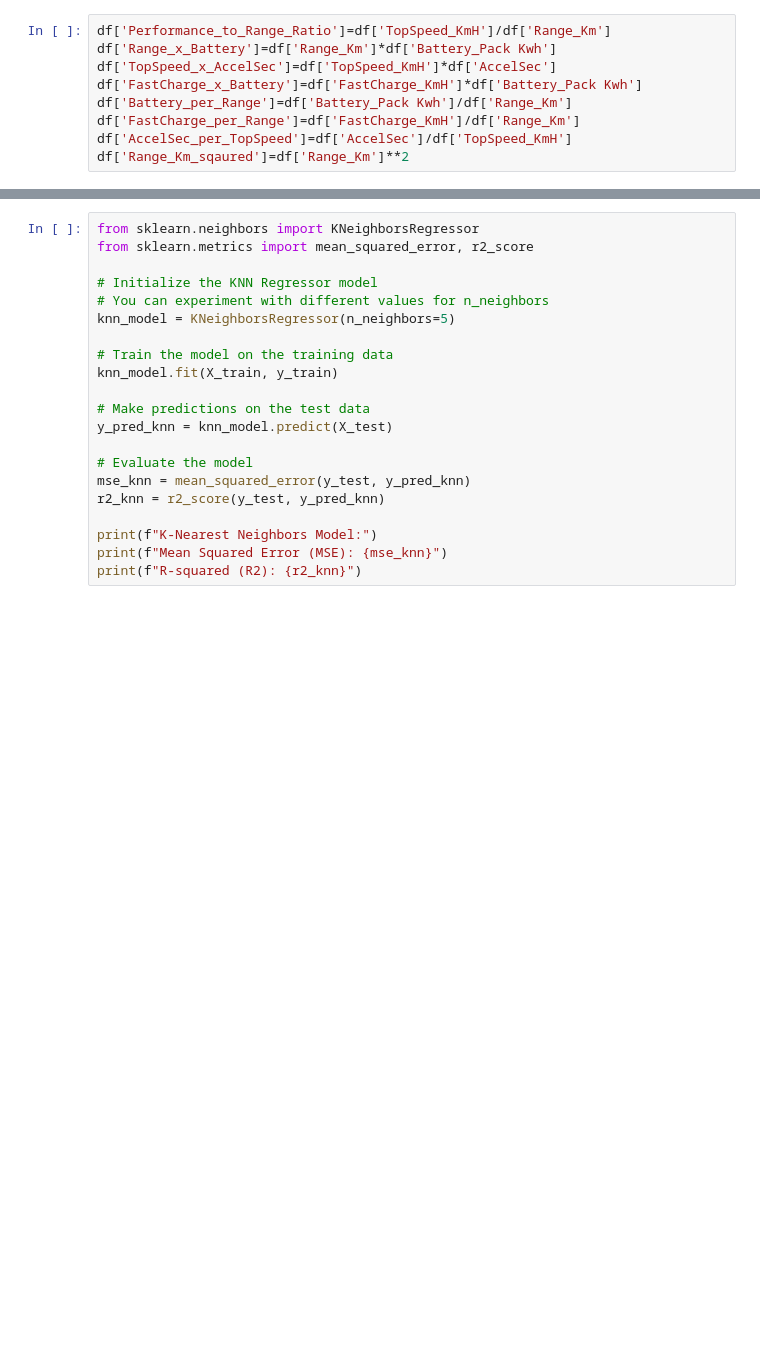
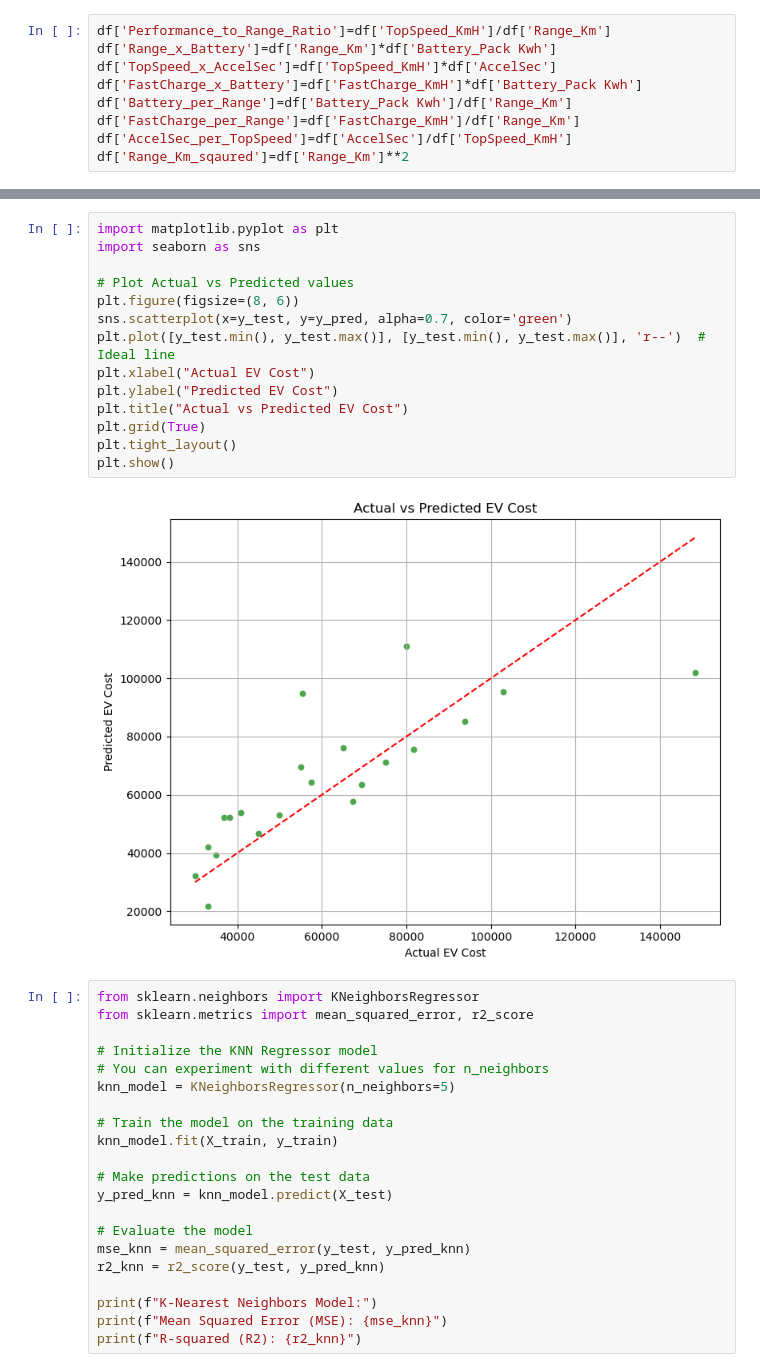
Before and after one commit to reshamsai150/7.Analysis-and-Prediction-of-Electric-Vehicle-Costs-A-Machine-Learning-Based-Approach, a Jupyter notebook: Model/Prediction Model.ipynb, the cells around one changed output, grey strips where cells are left out. Drawn from its saved outputs; the diff is of its cells as text; blank space fills up the shorter version.

Commit message:
Added model evaluation metrics and scatter plot for EV cost prediction

```diff
--- a/Model/Prediction Model.ipynb
+++ b/Model/Prediction Model.ipynb
@@ -248,3 +264,19 @@ R-squared (R2): 0.6293149064747932
+# %%
+import matplotlib.pyplot as plt
+import seaborn as sns
+
+# Plot Actual vs Predicted values
+plt.figure(figsize=(8, 6))
+sns.scatterplot(x=y_test, y=y_pred, alpha=0.7, color='green')
+plt.plot([y_test.min(), y_test.max()], [y_test.min(), y_test.max()], 'r--')  # Ideal line
+plt.xlabel("Actual EV Cost")
+plt.ylabel("Predicted EV Cost")
+plt.title("Actual vs Predicted EV Cost")
+plt.grid(True)
+plt.tight_layout()
+plt.show()
+# %% [output]
+[figure, added]
 # %%
 from sklearn.neighbors import KNeighborsRegressor
 from sklearn.metrics import mean_squared_error, r2_score
```
Also changed, not shown: parts of 3 cells of this notebook.
